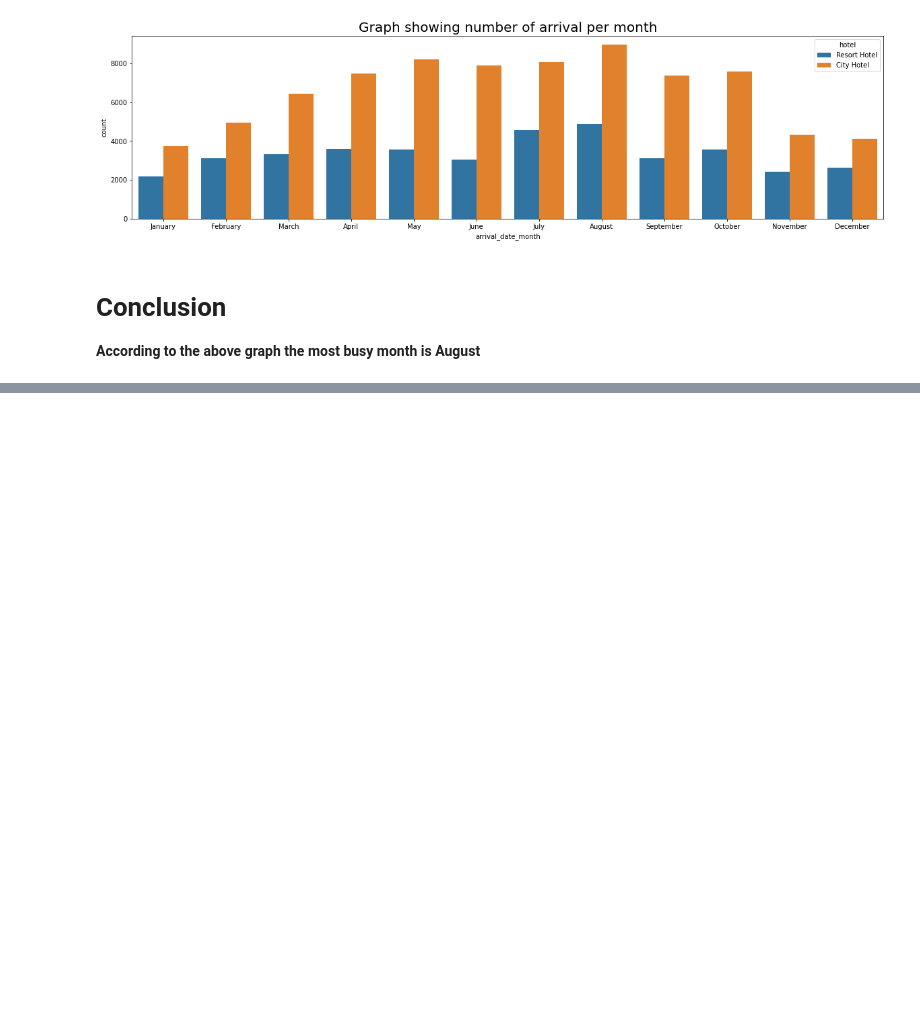
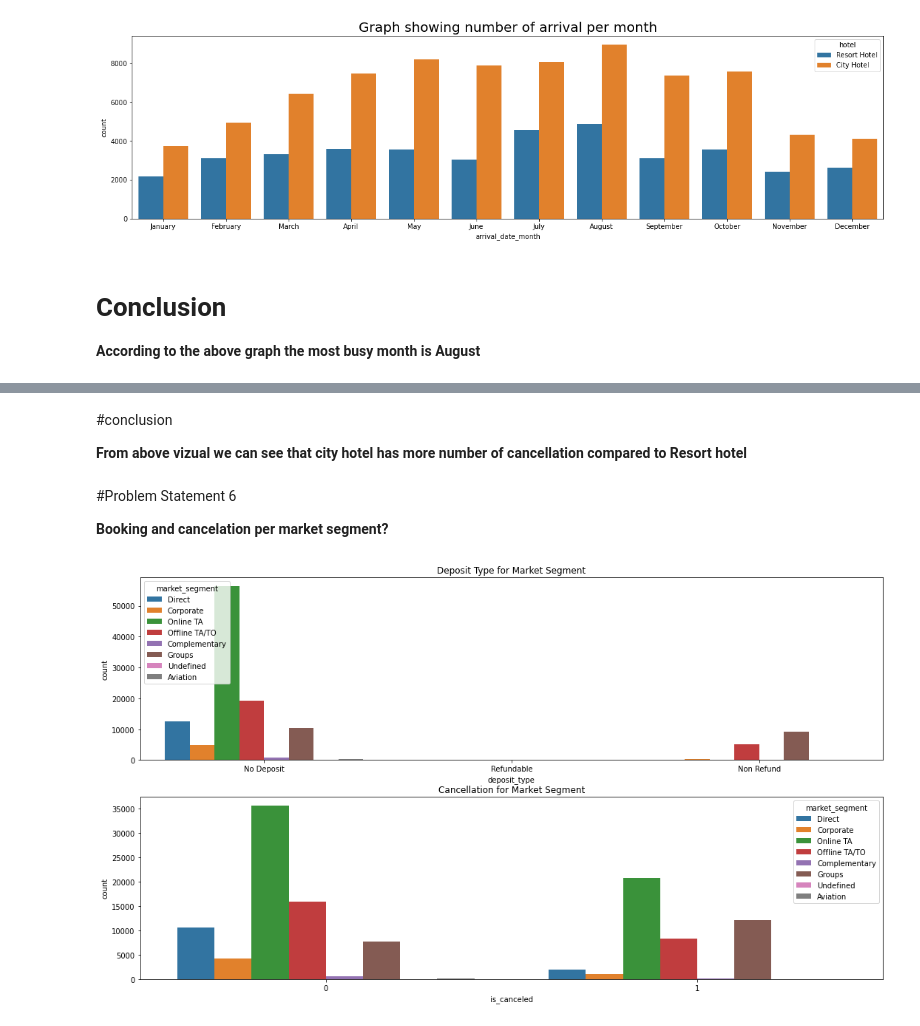
Before and after one commit to Aaryant31/Hotel-Booking-Analysis, a Jupyter notebook: Hotel_Booking_Analysis_Capstone_Project.ipynb, the cells around one changed output, grey strips where cells are left out. Drawn from its saved outputs; the diff is of its cells as text; code cells hidden in the pictures; blank space fills up the shorter version.

```diff
--- a/Hotel_Booking_Analysis_Capstone_Project.ipynb
+++ b/Hotel_Booking_Analysis_Capstone_Project.ipynb
@@ -315,0 +323,20 @@ Text(0.5, 1.0, 'Graph showing number of arrival per month')
+# %% [markdown]
+#conclusion
+
+**From above vizual we can see that city hotel has more number of cancellation compared to Resort hotel**
+# %% [markdown]
+#Problem Statement 6
+
+**Booking and cancelation per market segment?**
+# %%
+plt.figure(figsize=(18,10))
+plt.subplot(211)
+sns.countplot(data=hotel_df,x='deposit_type',hue='market_segment')
+plt.title('Deposit Type for Market Segment')
+
+plt.subplot(212)
+sns.countplot(data=hotel_df,x='is_canceled',hue='market_segment')
+plt.title('Cancellation for Market Segment')
+plt.show()
+# %% [output]
+[figure, added]
```
Also changed, not shown: parts of 20 cells of this notebook.
